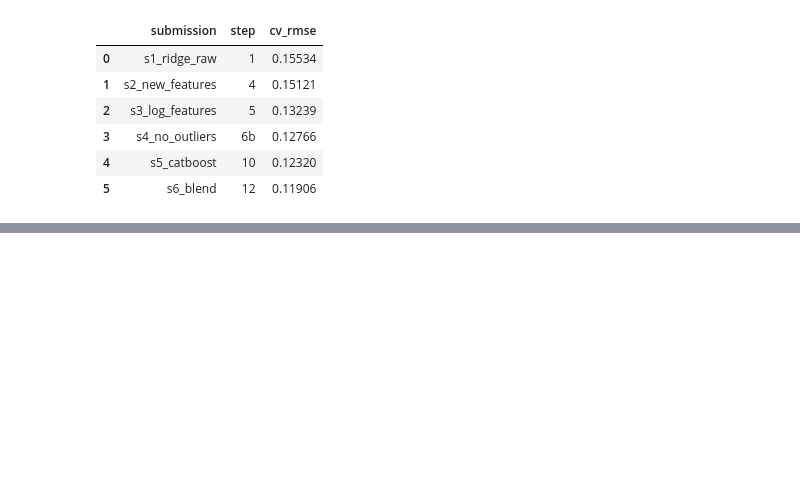
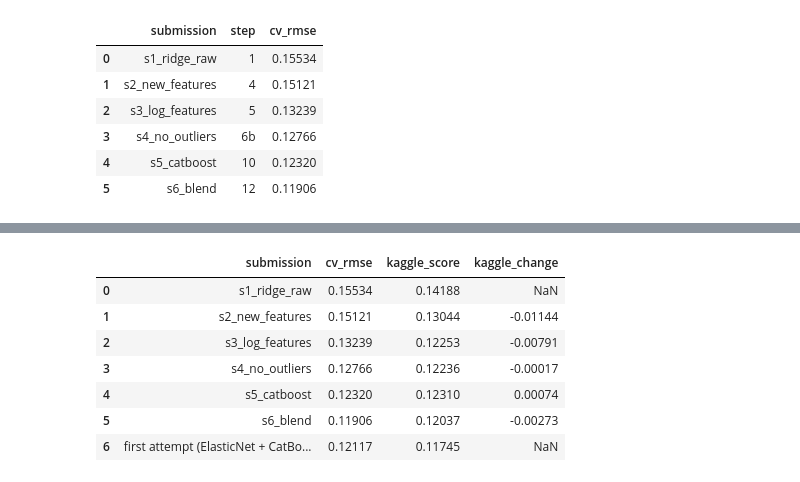
Before and after one commit to Victorshek412/kaggle-house-prices, a Jupyter notebook: v2/house_prices_v2.ipynb, the cells around one changed output, grey strips where cells are left out. Drawn from its saved outputs; the diff is of its cells as text; code cells hidden in the pictures; blank space fills up the shorter version.

```diff
--- a/v2/house_prices_v2.ipynb
+++ b/v2/house_prices_v2.ipynb
@@ -927,0 +938,19 @@ summary.round(5)
+# %%
+kaggle = pd.DataFrame({
+    "submission": ["s1_ridge_raw", "s2_new_features", "s3_log_features", "s4_no_outliers",
+                   "s5_catboost", "s6_blend", "first attempt (ElasticNet + CatBoost)"],
+    "cv_rmse": [cv_by_step[s] for s in ["1", "4", "5", "6b", "10", "12"]] + [0.12117],
+    "kaggle_score": [0.14188, 0.13044, 0.12253, 0.12236, 0.12310, 0.12037, 0.11745],
+})
+kaggle["kaggle_change"] = kaggle.kaggle_score.diff()
+kaggle.loc[6, "kaggle_change"] = np.nan  # the first attempt is not part of the S1-S6 sequence
+kaggle.round(5)
+# %% [output]
+|  | submission | cv_rmse | kaggle_score | kaggle_change |
+| 0 | s1_ridge_raw | 0.15534 | 0.14188 | NaN |
+| 1 | s2_new_features | 0.15121 | 0.13044 | -0.01144 |
+| 2 | s3_log_features | 0.13239 | 0.12253 | -0.00791 |
+| 3 | s4_no_outliers | 0.12766 | 0.12236 | -0.00017 |
+| 4 | s5_catboost | 0.12320 | 0.12310 | 0.00074 |
+| 5 | s6_blend | 0.11906 | 0.12037 | -0.00273 |
+| 6 | first attempt (ElasticNet + CatBo... | 0.12117 | 0.11745 | NaN |
```
Also changed, not shown: parts of 20 cells of this notebook, 10 other files.
